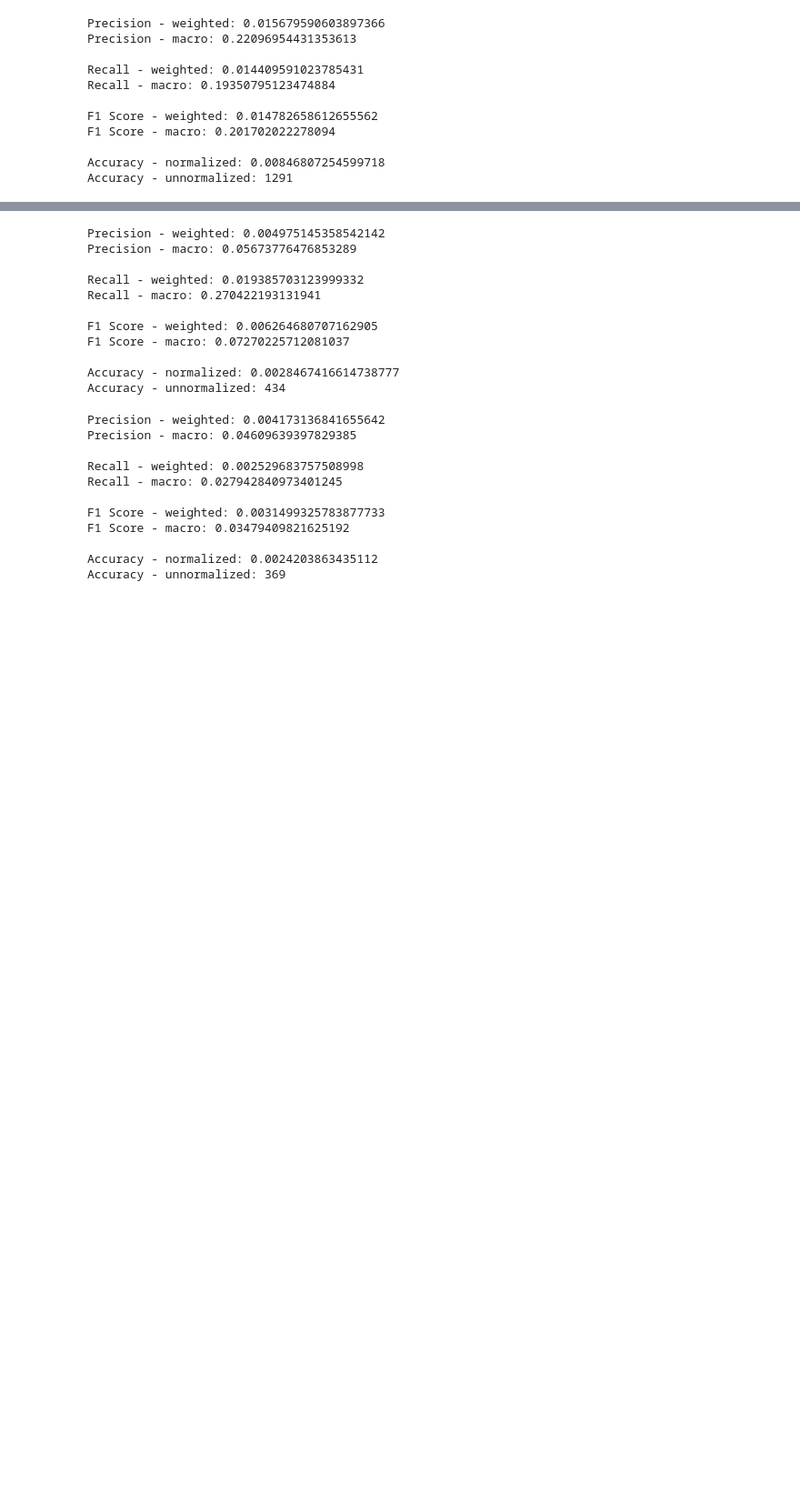
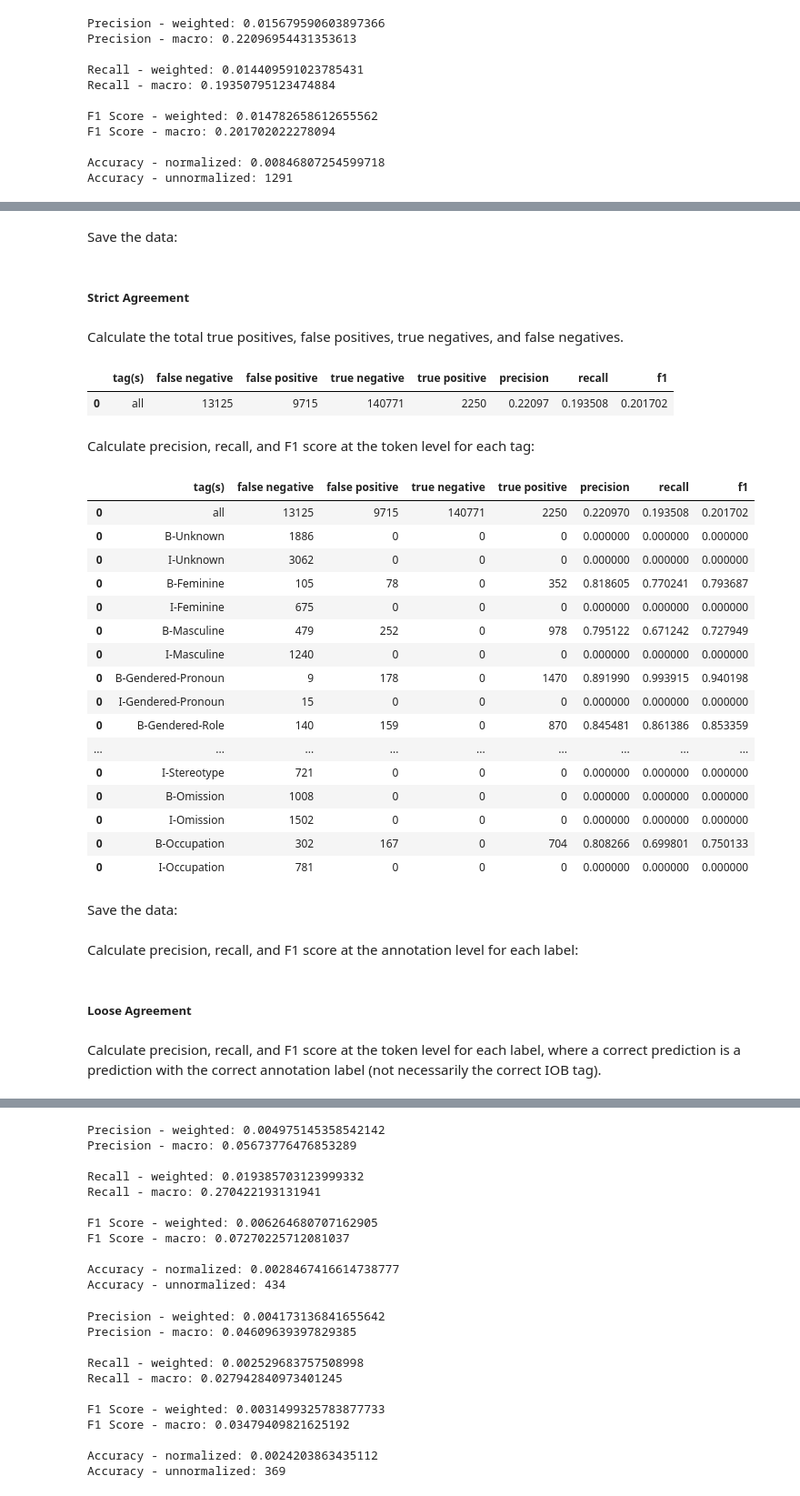
Before and after one commit to thegoose20/gender-bias, a Jupyter notebook: token_classification/BaselineTokenClassifiers.ipynb, the cells around one changed output, grey strips where cells are left out. Shown at 91% size. Cells and saved outputs as stored; diff of their text form; code cells hidden in the pictures; blank space fills up the shorter version.

Commit message:
Calculated strict and loose agreement for baseline multilabel classifier

```diff
--- a/token_classification/BaselineTokenClassifiers.ipynb
+++ b/token_classification/BaselineTokenClassifiers.ipynb
@@ -74,9 +76,8 @@ from sklearn.neural_network import MLPClassifier
 # %% [markdown]
 Load the train and validation (dev) data:
 # %%
-tokc_path = "../data/token_clf_data/"
-df_train = pd.read_csv(tokc_path+"model_input/token_train.csv", index_col=0)   #(config.tokc_path+"model_input/token_train.csv", index_col=0)
-df_dev = pd.read_csv(tokc_path+"model_input/token_validate.csv", index_col=0)  #(config.tokc_path+"model_input/token_validate.csv", index_col=0)
+df_train = pd.read_csv(config.tokc_path+"model_input/token_train.csv", index_col=0)
+df_dev = pd.read_csv(config.tokc_path+"model_input/token_validate.csv", index_col=0)
 print(df_train.shape, df_dev.shape)
 df_train.head()
 # %% [output]
@@ -247,7 +248,7 @@ df_dev.head()
 
 Associate word embeddings to the tokens:
 # %%
-file_name = tokc_path+"fasttext100_lowercased.model"  #get_tmpfile(config.tokc_path+"fasttext100_lowercased.model")
+file_name = config.tokc_path+"fasttext100_lowercased.model"  #get_tmpfile(config.tokc_path+"fasttext100_lowercased.model")
 embedding_model = FastText.load(file_name)
 # %%
 vocabulary = list(df_train.token.unique())
@@ -365,0 +411,2 @@ Accuracy - unnormalized: 1291
+# %% [markdown]
+Save the data:
@@ -365,0 +416,2 @@ Accuracy - unnormalized: 1291
+# %% [markdown]
+##### Strict Agreement
@@ -365,0 +448,54 @@ Accuracy - unnormalized: 1291
+# %% [markdown]
+Calculate the total true positives, false positives, true negatives, and false negatives.
+# %%
+agmt_stats = eval_df[["_merge", "token_id"]].groupby("_merge").count().reset_index()
+agmt_stats = agmt_stats.rename(columns={"_merge":"tags", "token_id":"all"})
+agmt_stats = agmt_stats.set_index("tags")
+agmt_stats = agmt_stats.T
+precision = metrics.precision_score(y_dev, predictions, average="macro", zero_division=0)
+recall = metrics.recall_score(y_dev, predictions, average="macro", zero_division=0)
+f1 = metrics.f1_score(y_dev, predictions, average="macro", zero_division=0)
+# jaccard = metrics.jaccard_score(y_dev, predictions, average="macro", zero_division=0)
+metrics_df = pd.DataFrame.from_dict({"tags": "all", "precision": [precision], "recall": [recall], "f1": [f1]}) #, "jaccard":[jaccard]})
+metrics_df = metrics_df.set_index("tags")
+agmt_stats = agmt_stats.join(metrics_df)
+agmt_stats = agmt_stats.reset_index()
+agmt_stats = agmt_stats.rename(columns={"index":"tag(s)"})
+agmt_stats
+# %% [output]
+|  | tag(s) | false negative | false positive | true negative | true positive | precision | recall | f1 |
+| 0 | all | 13125 | 9715 | 140771 | 2250 | 0.22097 | 0.193508 | 0.201702 |
+# %% [markdown]
+Calculate precision, recall, and F1 score at the token level for each tag:
+# %%
+label_tags = [
+    'B-Unknown', 'I-Unknown', 'B-Feminine', 'I-Feminine', 'B-Masculine',  'I-Masculine',
+    'B-Gendered-Pronoun', 'I-Gendered-Pronoun','B-Gendered-Role', 'I-Gendered-Role',
+    'B-Generalization', 'I-Generalization',
+    'B-Stereotype', 'I-Stereotype', 'B-Omission', 'I-Omission', 'B-Occupation', 'I-Occupation'
+]
+# %%
+for label_tag in label_tags:
+    label_agmt_stats = getScoresByTags(eval_df, "_merge", [label_tag])
+    agmt_stats = pd.concat([agmt_stats, label_agmt_stats])
+agmt_stats
+# %% [output]
+|  | tag(s) | false negative | false positive | true negative | true positive | precision | recall | f1 |
+| 0 | all | 13125 | 9715 | 140771 | 2250 | 0.220970 | 0.193508 | 0.201702 |
+| 0 | B-Unknown | 1886 | 0 | 0 | 0 | 0.000000 | 0.000000 | 0.000000 |
+| 0 | I-Unknown | 3062 | 0 | 0 | 0 | 0.000000 | 0.000000 | 0.000000 |
+| 0 | B-Feminine | 105 | 78 | 0 | 352 | 0.818605 | 0.770241 | 0.793687 |
+| 0 | I-Feminine | 675 | 0 | 0 | 0 | 0.000000 | 0.000000 | 0.000000 |
+| 0 | B-Masculine | 479 | 252 | 0 | 978 | 0.795122 | 0.671242 | 0.727949 |
+| 0 | I-Masculine | 1240 | 0 | 0 | 0 | 0.000000 | 0.000000 | 0.000000 |
+| 0 | B-Gendered-Pronoun | 9 | 178 | 0 | 1470 | 0.891990 | 0.993915 | 0.940198 |
+| 0 | I-Gendered-Pronoun | 15 | 0 | 0 | 0 | 0.000000 | 0.000000 | 0.000000 |
+| 0 | B-Gendered-Role | 140 | 159 | 0 | 870 | 0.845481 | 0.861386 | 0.853359 |
+| ... | ... | ... | ... | ... | ... | ... | ... | ... |
+| 0 | I-Stereotype | 721 | 0 | 0 | 0 | 0.000000 | 0.000000 | 0.000000 |
+| 0 | B-Omission | 1008 | 0 | 0 | 0 | 0.000000 | 0.000000 | 0.000000 |
+| 0 | I-Omission | 1502 | 0 | 0 | 0 | 0.000000 | 0.000000 | 0.000000 |
+| 0 | B-Occupation | 302 | 167 | 0 | 704 | 0.808266 | 0.699801 | 0.750133 |
+| 0 | I-Occupation | 781 | 0 | 0 | 0 | 0.000000 | 0.000000 | 0.000000 |
+# %% [markdown]
+Save the data:
@@ -365,0 +505,6 @@ Accuracy - unnormalized: 1291
+# %% [markdown]
+Calculate precision, recall, and F1 score at the annotation level for each label:
+# %% [markdown]
+##### Loose Agreement
+# %% [markdown]
+Calculate precision, recall, and F1 score at the token level for each label, where a correct prediction is a prediction with the correct annotation label (not necessarily the correct IOB tag).
```
Also changed, not shown: parts of 41 cells of this notebook, 2 other files.
